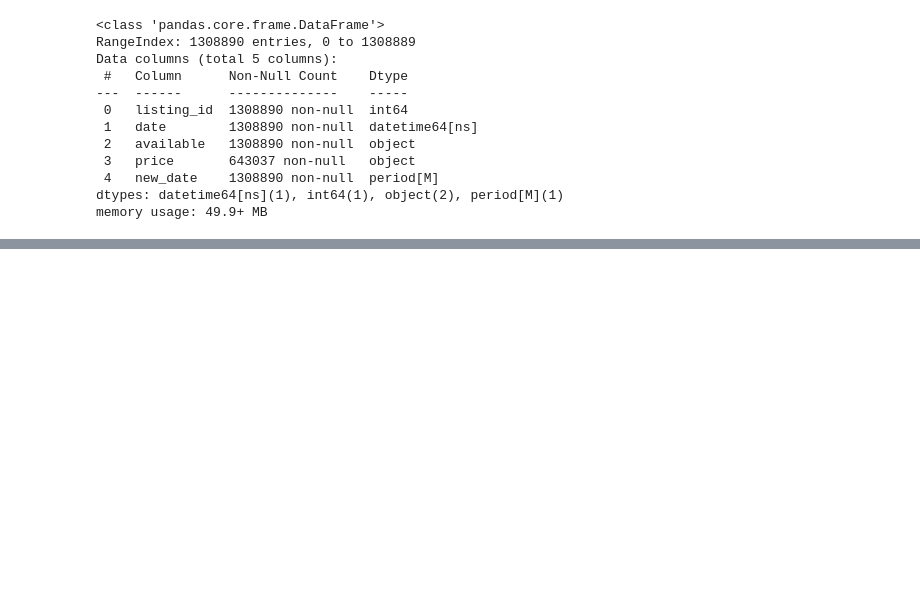
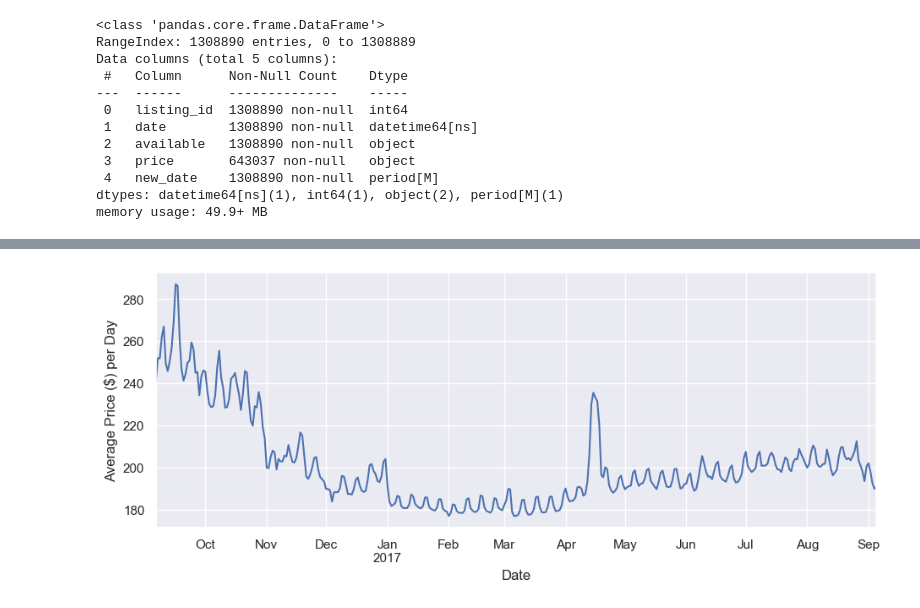
Before and after one commit to farzamani/boston-airbnb-eda, a Jupyter notebook: boston-airbnb-eda.ipynb, the cells around one changed output, grey strips where cells are left out. Drawn from its saved outputs; the diff is of its cells as text; code cells hidden in the pictures; blank space fills up the shorter version.

```diff
--- a/boston-airbnb-eda.ipynb
+++ b/boston-airbnb-eda.ipynb
@@ -354,0 +387,13 @@ df_boston_calendar.groupby('date')['price'].mean().plot();
+# %%
+# average price per day in calendar data sept 2016 - sept 2017
+
+df_boston_calendar.groupby('date')['price'].mean().plot();
+
+plt.xlabel('Date', fontsize=12)
+plt.ylabel('Average Price ($) per Day', fontsize=12)
+
+plt.gcf().set_size_inches(11,4)
+plt.gcf().set_dpi(100)
+plt.show()
+# %% [output]
+[figure, added]
```
Also changed, not shown: parts of 67 cells of this notebook.
